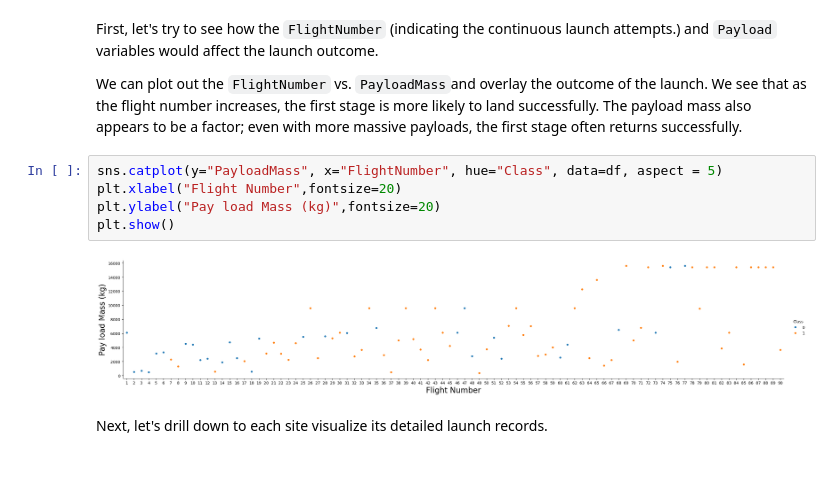
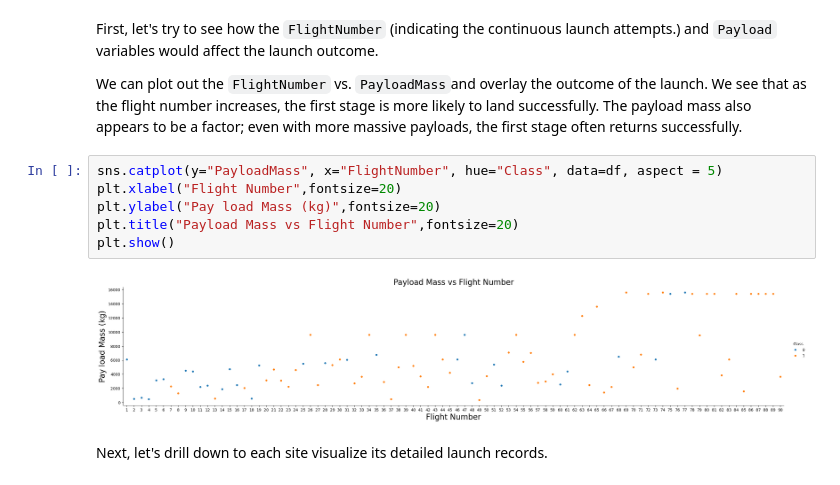
Before and after one commit to Mdawg27265/DataCapstone, a Jupyter notebook: edadataviz (1).ipynb, the cells around one changed output. Cells and saved outputs as stored; diff of their text form.

```diff
--- a/edadataviz (1).ipynb
+++ b/edadataviz (1).ipynb
@@ -84,10 +84,11 @@ We can plot out the <code>FlightNumber</code> vs. <code>PayloadMass</code>and ov
 # %%
 sns.catplot(y="PayloadMass", x="FlightNumber", hue="Class", data=df, aspect = 5)
 plt.xlabel("Flight Number",fontsize=20)
 plt.ylabel("Pay load Mass (kg)",fontsize=20)
+plt.title("Payload Mass vs Flight Number",fontsize=20)
 plt.show()
 # %% [output]
-[figure, old version]
+[figure, new version]
 # %% [markdown]
 Next, let's drill down to each site visualize its detailed launch records.
 # %% [markdown]
```
Also changed, not shown: parts of 5 cells of this notebook.
